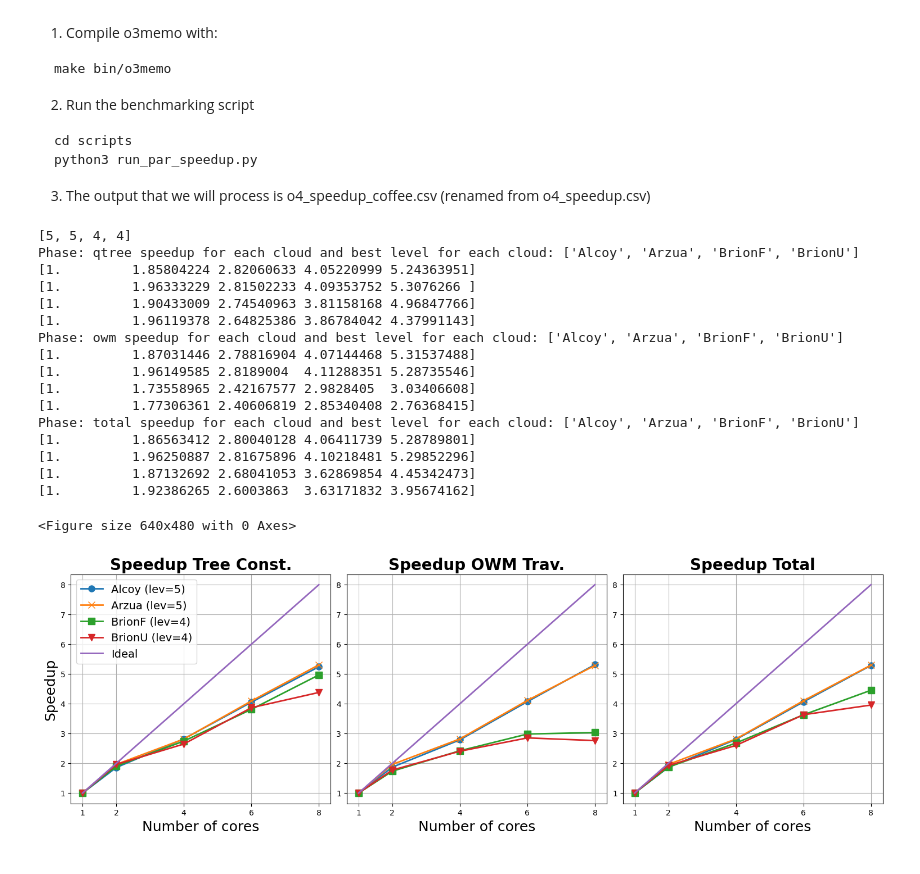
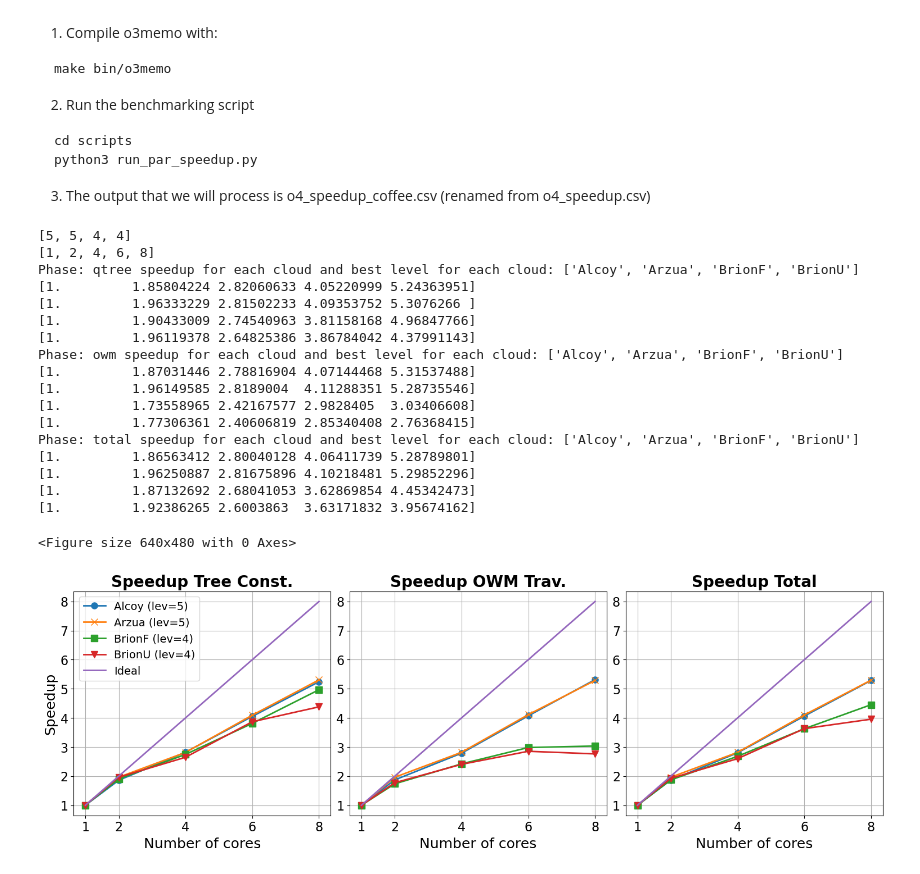
Before and after one commit to PPMC-DAC/FastOWM, a Jupyter notebook: Results/process_o4_speedup.ipynb, the cells around one changed output. Cells and saved outputs as stored; diff of their text form; code cells hidden in the pictures.

Commit message:
Larger fonts in speedup plot

```diff
--- a/Results/process_o4_speedup.ipynb
+++ b/Results/process_o4_speedup.ipynb
@@ -57,6 +57,7 @@ def plot_res(res):
     bestlevel=[min(res[i], key=lambda x: res[i][x][8][2]) for i in res]
     print(bestlevel)
     numthreads=list(res['Alcoy'][bestlevel[0]].keys())
+    print(numthreads)
     labels=['Tree Const.','OWM Trav.','Total']
 
     fig, axs = plt.subplots(nrows=1, ncols=3,figsize=(15, 5), constrained_layout=True)
@@ -71,35 +72,40 @@ def plot_res(res):
         axs[subfig].plot(np.array(numthreads), np.array(numthreads), '-', linewidth=linew, markersize=markers)
         axs[subfig].set_title('Speedup '+labels[subfig],  fontweight='bold', fontsize=titlefs)
         axs[subfig].set_xlabel('Number of cores', fontsize=xlabelfs)
-        axs[subfig].set_xticks(numthreads,fontsize=xticksfs)
+        axs[subfig].set_xticks(numthreads, labels=numthreads, fontsize=xticksfs)
+        axs[subfig].set_yticks(range(1,numthreads[-1]+1), labels=range(1,numthreads[-1]+1), fontsize=xticksfs)
         axs[subfig].grid()
 
     axs[0].set_ylabel('Speedup', fontsize=ylabelfs)
     axs[0].legend(sizes,loc='best', fontsize= legendfs)
 #    plt.yticks(fontsize=yticksfs)
 
+    pp = PdfPages("Speedup-partree.pdf")
+    pp.savefig(fig)
+    pp.close()
     plt.show()
 
 plot_res(res)
 # %% [output]
 [5, 5, 4, 4]
+[1, 2, 4, 6, 8]
 Phase: qtree speedup for each cloud and best level for each cloud: ['Alcoy', 'Arzua', 'BrionF', 'BrionU']
 [1.         1.85804224 2.82060633 4.05220999 5.24363951]
 [1.         1.96333229 2.81502233 4.09353752 5.3076266 ]
 [1.         1.90433009 2.74540963 3.81158168 4.96847766]
 [1.         1.96119378 2.64825386 3.86784042 4.37991143]
 Phase: owm speedup for each cloud and best level for each cloud: ['Alcoy', 'Arzua', 'BrionF', 'BrionU']
 [1.         1.87031446 2.78816904 4.07144468 5.31537488]
 [1.         1.96149585 2.8189004  4.11288351 5.28735546]
 [1.         1.73558965 2.42167577 2.9828405  3.03406608]
 [1.         1.77306361 2.40606819 2.85340408 2.76368415]
 Phase: total speedup for each cloud and best level for each cloud: ['Alcoy', 'Arzua', 'BrionF', 'BrionU']
 [1.         1.86563412 2.80040128 4.06411739 5.28789801]
 [1.         1.96250887 2.81675896 4.10218481 5.29852296]
 [1.         1.87132692 2.68041053 3.62869854 4.45342473]
 [1.         1.92386265 2.6003863  3.63171832 3.95674162]
 <Figure size 640x480 with 0 Axes>
-[figure, old version]
+[figure, new version]
 # %%
 pp = PdfPages("Speedup-partree.pdf")
 pp.savefig(fig)
```
